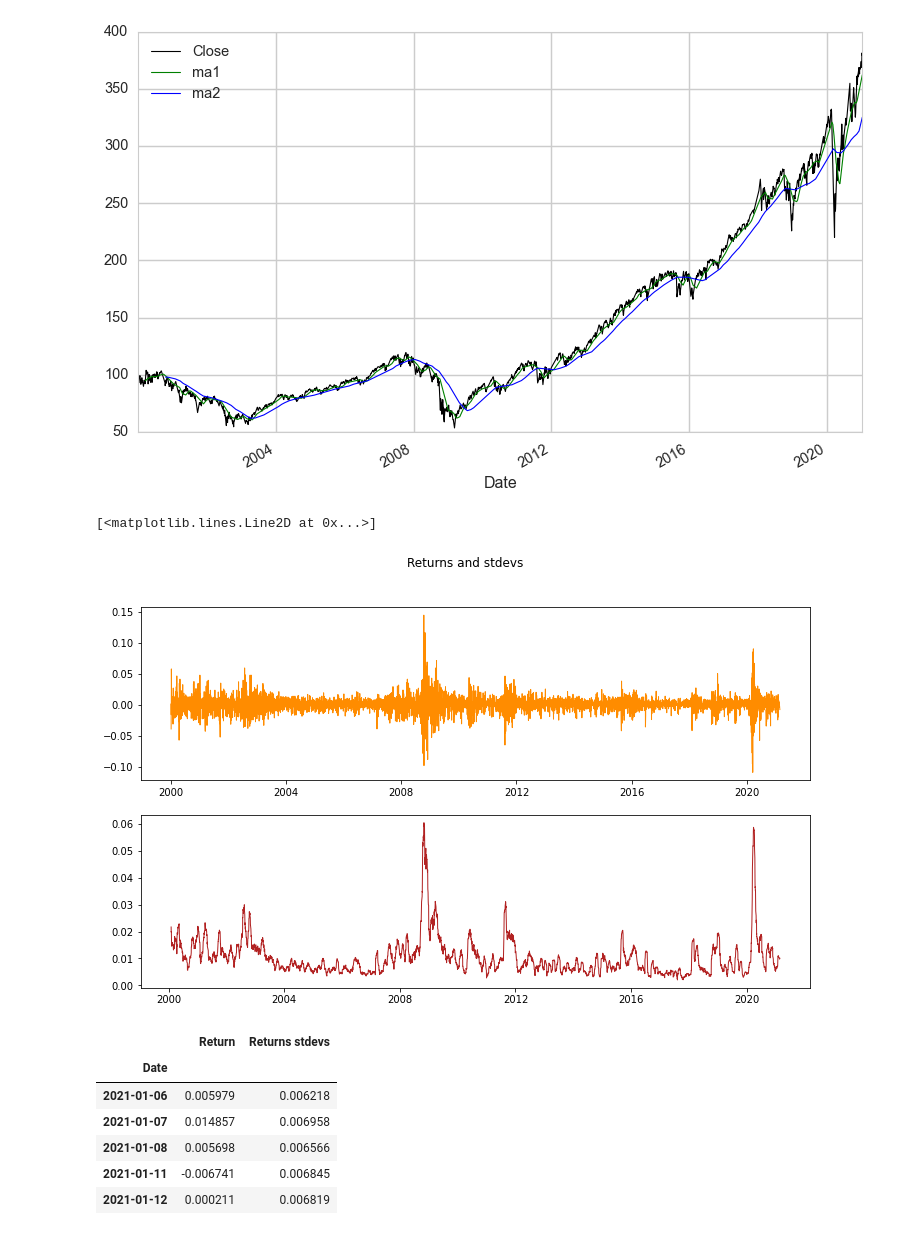
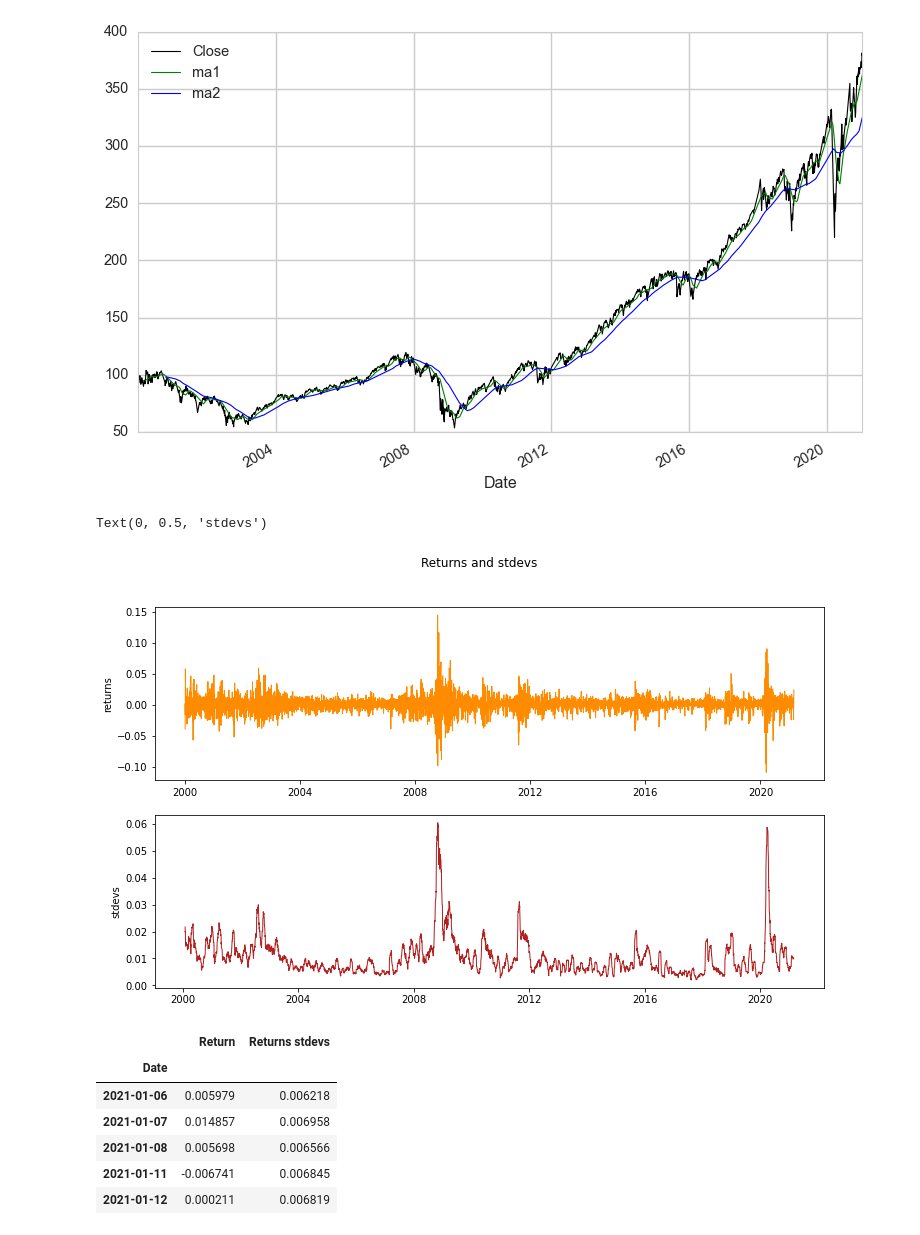
Before and after one commit to ooddaa/tradingAlgos, a Jupyter notebook: aroussi/1webinar.ipynb, the cells around one changed output. Cells and saved outputs as stored; diff of their text form; code cells hidden in the pictures.

```diff
--- a/aroussi/1webinar.ipynb
+++ b/aroussi/1webinar.ipynb
@@ -166,15 +203,19 @@ spy[['Close', 'ma1', 'ma2']].plot(color=['black', 'green', 'blue'], linewidth=1)
 # %%
 # rolling std
 spy['Returns stdevs'] = stdevs = returns.rolling(window=20).std()
 # spy['Returns ma20'].plot(linewidth=1, color='firebrick')
 
 fig, axs = plt.subplots(2)
 fig.suptitle('Returns and stdevs')
 axs[0].plot(returns, linewidth=1, color='darkorange')
 axs[1].plot(stdevs, linewidth=1, color='firebrick')
+
+# styling
+axs[0].set_ylabel('returns')
+axs[1].set_ylabel('stdevs')
 # %% [output]
-[<matplotlib.lines.Line2D at 0x...>]
+Text(0, 0.5, 'stdevs')
-[figure, old version]
+[figure, new version]
 # %%
 spy[['Return', 'Returns stdevs']].tail()
 # %% [output]
```
Also changed, not shown: parts of 30 cells of this notebook, 1 other file.
